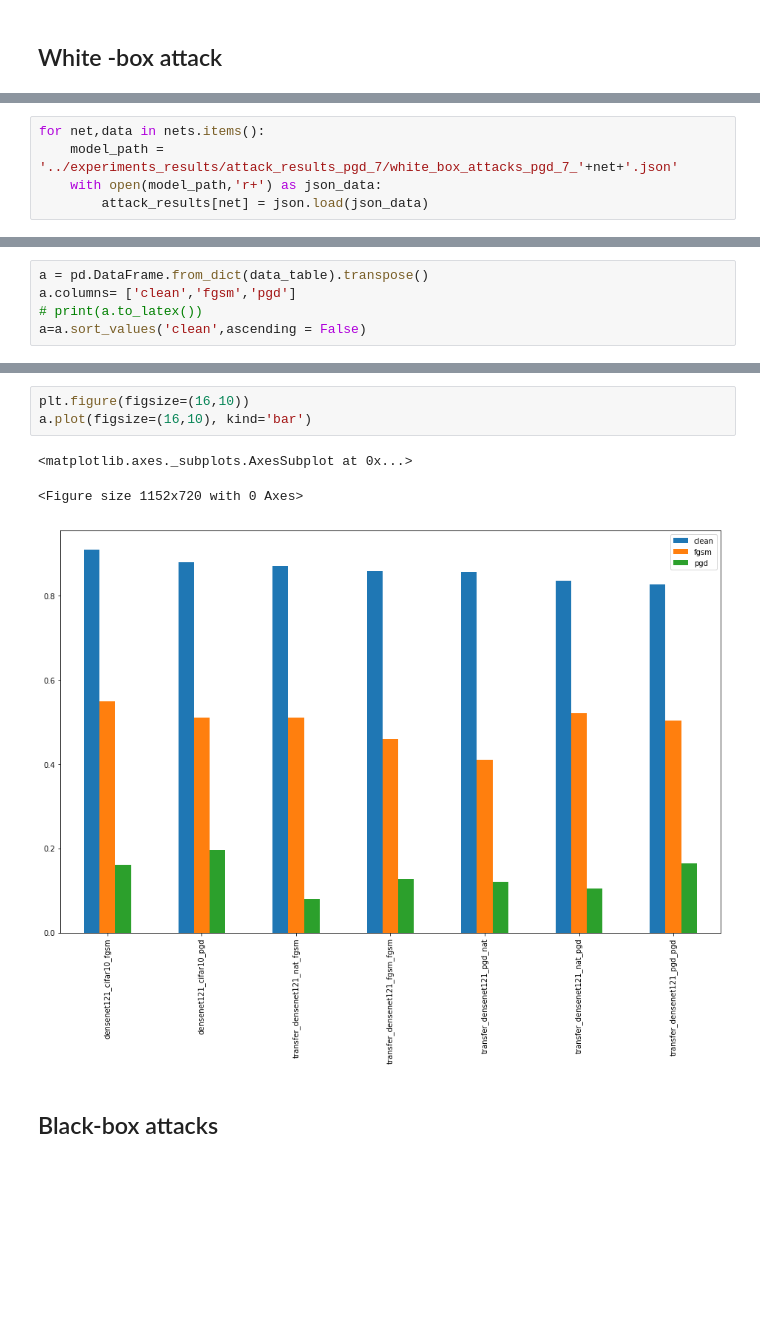
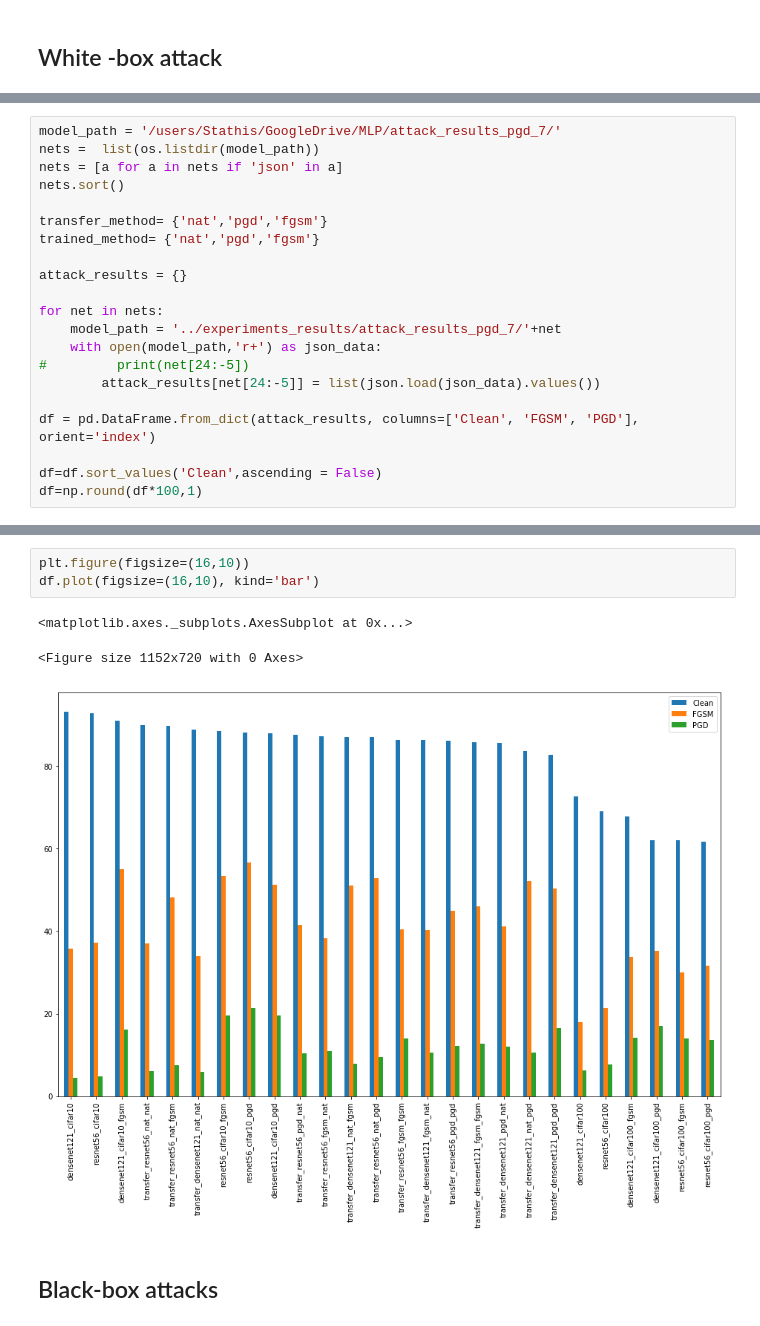
Before and after one commit to nanton96/An-Empirical-Evaluation-of-Adversarial-Robustness-under-Transfer-Learning, a Jupyter notebook: notebooks/Attack Results - Stathi don' modify that .ipynb, the cells around one changed output, grey strips where cells are left out. Drawn from its saved outputs; the diff is of its cells as text; blank space fills up the shorter version.

```diff
--- a/notebooks/Attack Results - Stathi don' modify that .ipynb
+++ b/notebooks/Attack Results - Stathi don' modify that .ipynb
@@ -58,5 +2,0 @@ attack_results = {}
-# %%
-for net,data in nets.items():
-    model_path = '../experiments_results/attack_results_pgd_7/white_box_attacks_pgd_7_'+net+'.json'
-    with open(model_path,'r+') as json_data:
-        attack_results[net] = json.load(json_data)
@@ -76,5 +3,21 @@ for name,dic in attack_results.items():
-# %%
-a = pd.DataFrame.from_dict(data_table).transpose()
-a.columns= ['clean','fgsm','pgd']
-# print(a.to_latex())
-a=a.sort_values('clean',ascending = False)
+# %%
+model_path = '/users/Stathis/GoogleDrive/MLP/attack_results_pgd_7/'
+nets =  list(os.listdir(model_path))
+nets = [a for a in nets if 'json' in a]
+nets.sort()
+
+transfer_method= {'nat','pgd','fgsm'}
+trained_method= {'nat','pgd','fgsm'}
+
+attack_results = {}
+
+for net in nets:
+    model_path = '../experiments_results/attack_results_pgd_7/'+net
+    with open(model_path,'r+') as json_data:
+#         print(net[24:-5])
+        attack_results[net[24:-5]] = list(json.load(json_data).values())
+
+df = pd.DataFrame.from_dict(attack_results, columns=['Clean', 'FGSM', 'PGD'], orient='index')
+
+df=df.sort_values('Clean',ascending = False)
+df=np.round(df*100,1)
@@ -81,10 +71,10 @@ a=a.sort_values('clean',ascending = False)
 # %%
 plt.figure(figsize=(16,10))
-a.plot(figsize=(16,10), kind='bar')
+df.plot(figsize=(16,10), kind='bar')
 # %% [output]
 <matplotlib.axes._subplots.AxesSubplot at 0x...>
 <Figure size 1152x720 with 0 Axes>
-[figure, old version]
+[figure, new version]
 # %% [markdown]
 ## Black-box attacks
 # %%
```
Also changed, not shown: parts of 5 cells of this notebook, 7 other files.
